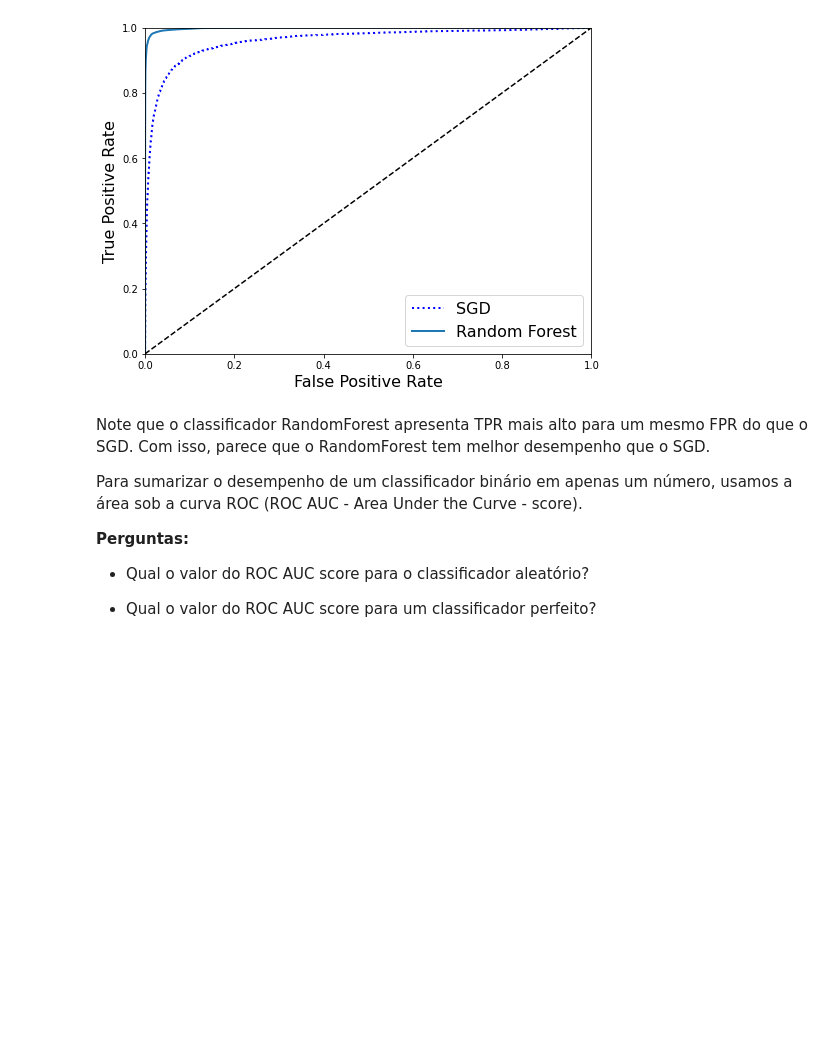
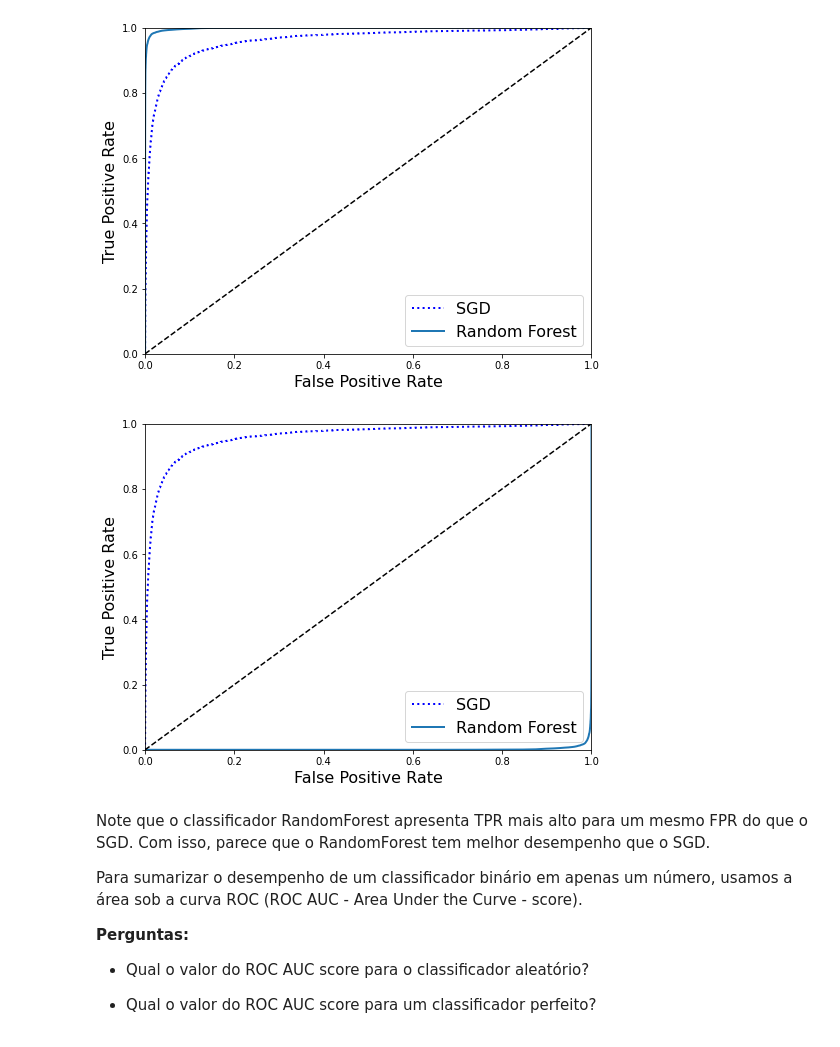
Before and after one commit to Pellizzon/MachineLearning, a Jupyter notebook: Aula04_05/aula_04.ipynb, the cells around one changed output. Drawn from its saved outputs; the diff is of its cells as text; code cells hidden in the pictures; blank space fills up the shorter version.

```diff
--- a/Aula04_05/aula_04.ipynb
+++ b/Aula04_05/aula_04.ipynb
@@ -608,6 +619,28 @@ plt.legend(loc="lower right", fontsize=16)
 plt.show()
 # %% [output]
 [figure]
+# %%
+from sklearn.ensemble import RandomForestClassifier
+forest_clf = RandomForestClassifier(n_estimators=100, random_state=42)
+
+y_probas_forest = cross_val_predict(forest_clf, X_train, y_train_5, cv=3, method="predict_proba", n_jobs=-1)
+
+# Gambiarra para desviar do bug #9589 introduzido no Scikit-Learn 0.19.0:
+y_scores_forest_neg = y_probas_forest[:, 0]  # score = prob. de ser da classe negativa
+# %%
+fpr_forest, tpr_forest, thresholds_forest = roc_curve(y_train_5, y_scores_forest_neg)
+
+plt.figure(figsize=(8, 6))
+plt.plot(fpr, tpr, "b:", linewidth=2, label="SGD")
+plt.plot(fpr_forest, tpr_forest, linewidth=2, label="Random Forest")
+plt.plot([0, 1], [0, 1], 'k--')
+plt.axis([0, 1, 0, 1])
+plt.xlabel('False Positive Rate', fontsize=16)
+plt.ylabel('True Positive Rate', fontsize=16)
+plt.legend(loc="lower right", fontsize=16)
+plt.show()
+# %% [output]
+[figure, added]
 # %% [markdown]
 Note que o classificador RandomForest apresenta TPR mais alto para um mesmo FPR do que o SGD. Com isso, parece que o RandomForest tem melhor desempenho que o SGD.
 
```
Also changed, not shown: parts of 10 cells of this notebook, 14 other files.
